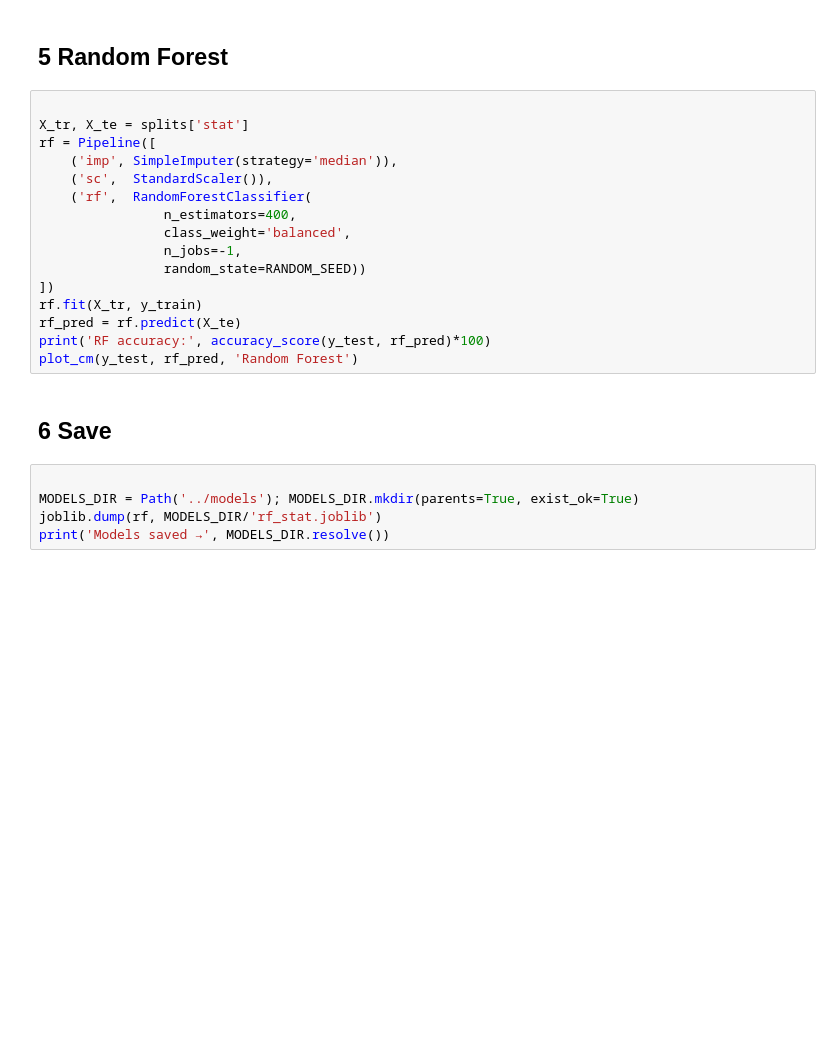
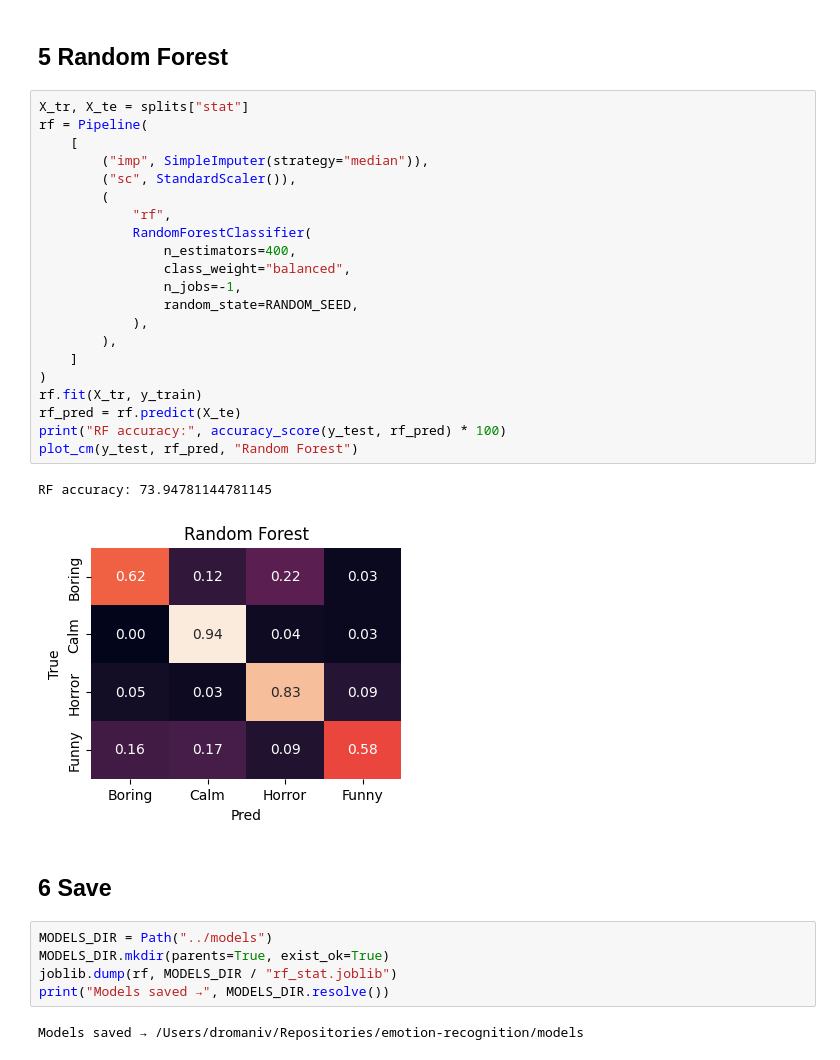
Before and after one commit to dromaniv/emotion-recognition, a Jupyter notebook: notebooks/emotion_classifier.ipynb, the cells around one changed output. Drawn from its saved outputs; the diff is of its cells as text; blank space fills up the shorter version.

```diff
--- a/notebooks/emotion_classifier.ipynb
+++ b/notebooks/emotion_classifier.ipynb
@@ -212,25 +298,35 @@ def plot_cm(y_true, y_pred, title):
 # %% [markdown]
 ## 5 Random Forest
 # %%
-
-X_tr, X_te = splits['stat']
-rf = Pipeline([
-    ('imp', SimpleImputer(strategy='median')),
-    ('sc',  StandardScaler()),
-    ('rf',  RandomForestClassifier(
+X_tr, X_te = splits["stat"]
+rf = Pipeline(
+    [
+        ("imp", SimpleImputer(strategy="median")),
+        ("sc", StandardScaler()),
+        (
+            "rf",
+            RandomForestClassifier(
                 n_estimators=400,
-                class_weight='balanced',
+                class_weight="balanced",
                 n_jobs=-1,
-                random_state=RANDOM_SEED))
-])
+                random_state=RANDOM_SEED,
+            ),
+        ),
+    ]
+)
 rf.fit(X_tr, y_train)
 rf_pred = rf.predict(X_te)
-print('RF accuracy:', accuracy_score(y_test, rf_pred)*100)
-plot_cm(y_test, rf_pred, 'Random Forest')
+print("RF accuracy:", accuracy_score(y_test, rf_pred) * 100)
+plot_cm(y_test, rf_pred, "Random Forest")
+# %% [output]
+RF accuracy: 73.94781144781145
+[figure, added]
 # %% [markdown]
 ## 6 Save
 # %%
-
-MODELS_DIR = Path('../models'); MODELS_DIR.mkdir(parents=True, exist_ok=True)
-joblib.dump(rf, MODELS_DIR/'rf_stat.joblib')
-print('Models saved →', MODELS_DIR.resolve())
+MODELS_DIR = Path("../models")
+MODELS_DIR.mkdir(parents=True, exist_ok=True)
+joblib.dump(rf, MODELS_DIR / "rf_stat.joblib")
+print("Models saved →", MODELS_DIR.resolve())
+# %% [output]
+Models saved → /Users/dromaniv/Repositories/emotion-recognition/models
```
Also changed, not shown: parts of 14 cells of this notebook, 2 other files.
